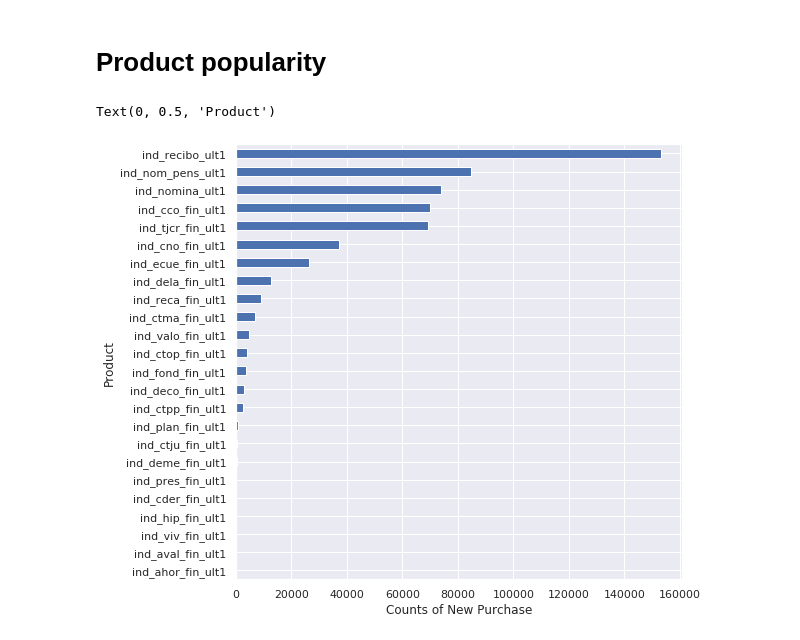
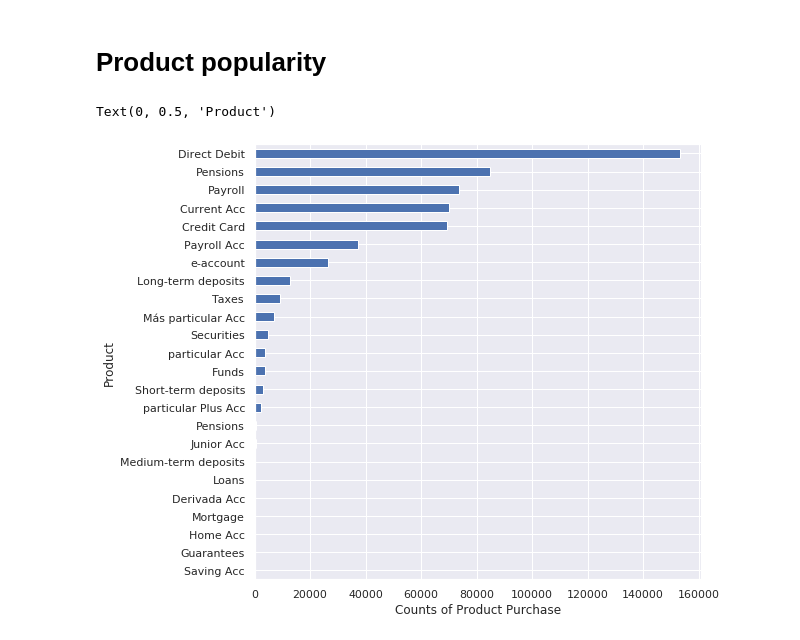
Before and after one commit to nguyentrunghai/Kaggle_projects, a Jupyter notebook: Santander_Product_Recomendation/exploratory.ipynb, the cells around one changed output. Drawn from its saved outputs; the diff is of its cells as text; code cells hidden in the pictures.

```diff
--- a/Santander_Product_Recomendation/exploratory.ipynb
+++ b/Santander_Product_Recomendation/exploratory.ipynb
@@ -95,17 +95,45 @@ print(NEW_PURCH_COLS)
 # %% [output]
 24
 ['ind_ahor_fin_ult1_just_purchased', 'ind_aval_fin_ult1_just_purchased', 'ind_cco_fin_ult1_just_purchased', 'ind_cder_fin_ult1_just_purchased', 'ind_cno_fin_ult1_just_purchased', 'ind_ctju_fin_ult1_ju ...
+# %%
+PROD_ENG = {"ind_ahor_fin_ult1": "Saving Acc",
+            "ind_aval_fin_ult1": "Guarantees",
+            "ind_cco_fin_ult1":  "Current Acc",
+            "ind_cder_fin_ult1": "Derivada Acc",
+            "ind_cno_fin_ult1":  "Payroll Acc",
+            "ind_ctju_fin_ult1": "Junior Acc",
+            "ind_ctma_fin_ult1": "Más particular Acc",
+            "ind_ctop_fin_ult1": "particular Acc",
+            "ind_ctpp_fin_ult1": "particular Plus Acc",
+            "ind_deco_fin_ult1": "Short-term deposits",
+            "ind_deme_fin_ult1": "Medium-term deposits",
+            "ind_dela_fin_ult1": "Long-term deposits",
+            "ind_ecue_fin_ult1": "e-account",
+            "ind_fond_fin_ult1": "Funds",
+            "ind_hip_fin_ult1":  "Mortgage",
+            "ind_plan_fin_ult1": "Pensions",
+            "ind_pres_fin_ult1": "Loans",
+            "ind_reca_fin_ult1": "Taxes",
+            "ind_tjcr_fin_ult1": "Credit Card",
+            "ind_valo_fin_ult1": "Securities",
+            "ind_viv_fin_ult1":  "Home Acc",
+            "ind_nomina_ult1":   "Payroll",
+            "ind_nom_pens_ult1": "Pensions",
+            "ind_recibo_ult1":   "Direct Debit"}
 # %% [markdown]
 # Product popularity
 # %%
 prod_popul = df_train[NEW_PURCH_COLS].sum(axis=0)
-prod_popul.index = [idx.replace("_just_purchased", "") for idx in prod_popul.index]
+prod_names = [idx.replace("_just_purchased", "") for idx in prod_popul.index]
+prod_names = [PROD_ENG[idx] for idx in prod_names]
+
+prod_popul.index = prod_names
 prod_popul = prod_popul.sort_values()
 
 fig, ax = plt.subplots(nrows=1, ncols=1, figsize=(8, 8))
 prod_popul.plot(kind="barh", ax=ax)
-ax.set_xlabel("Counts of New Purchase")
+ax.set_xlabel("Counts of Product Purchase")
 ax.set_ylabel("Product")
 # %% [output]
 Text(0, 0.5, 'Product')
-[figure, old version]
+[figure, new version]
```
Also changed, not shown: parts of 27 cells of this notebook.
